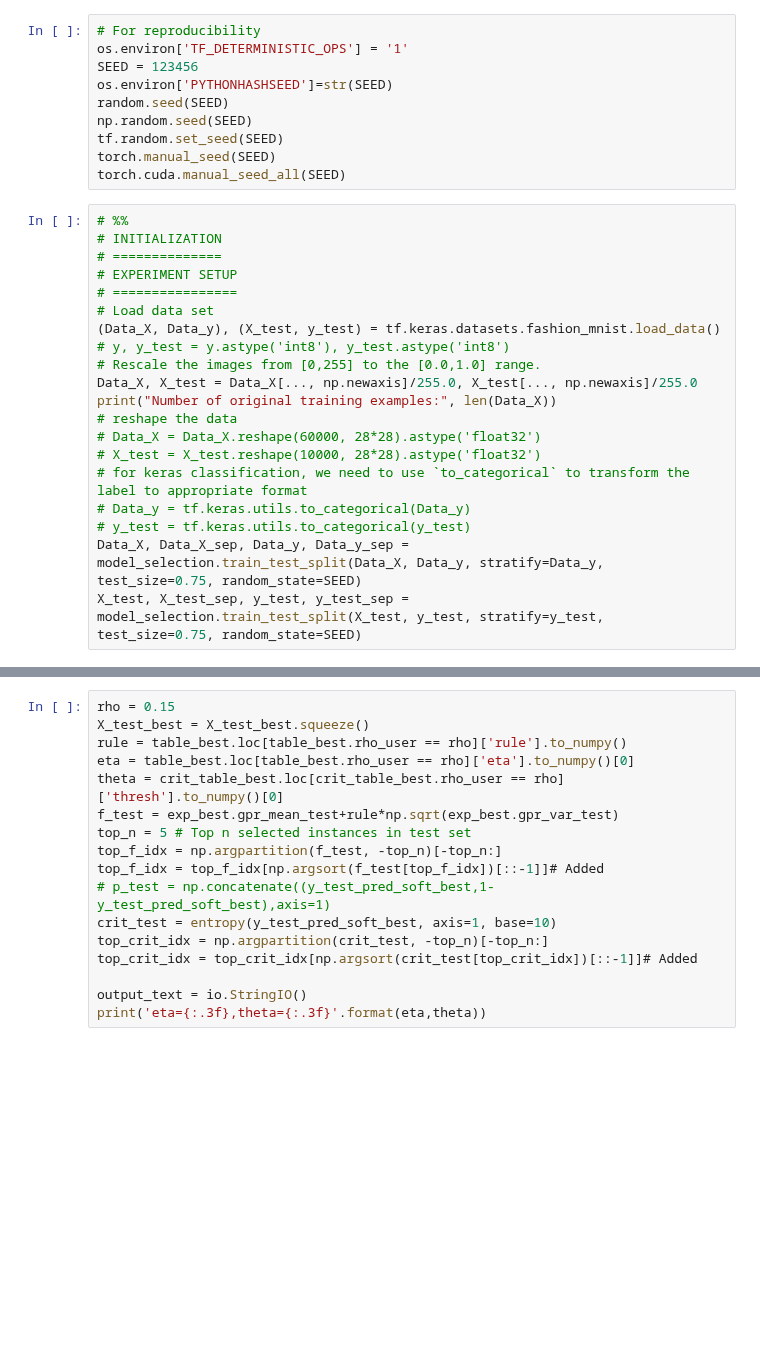
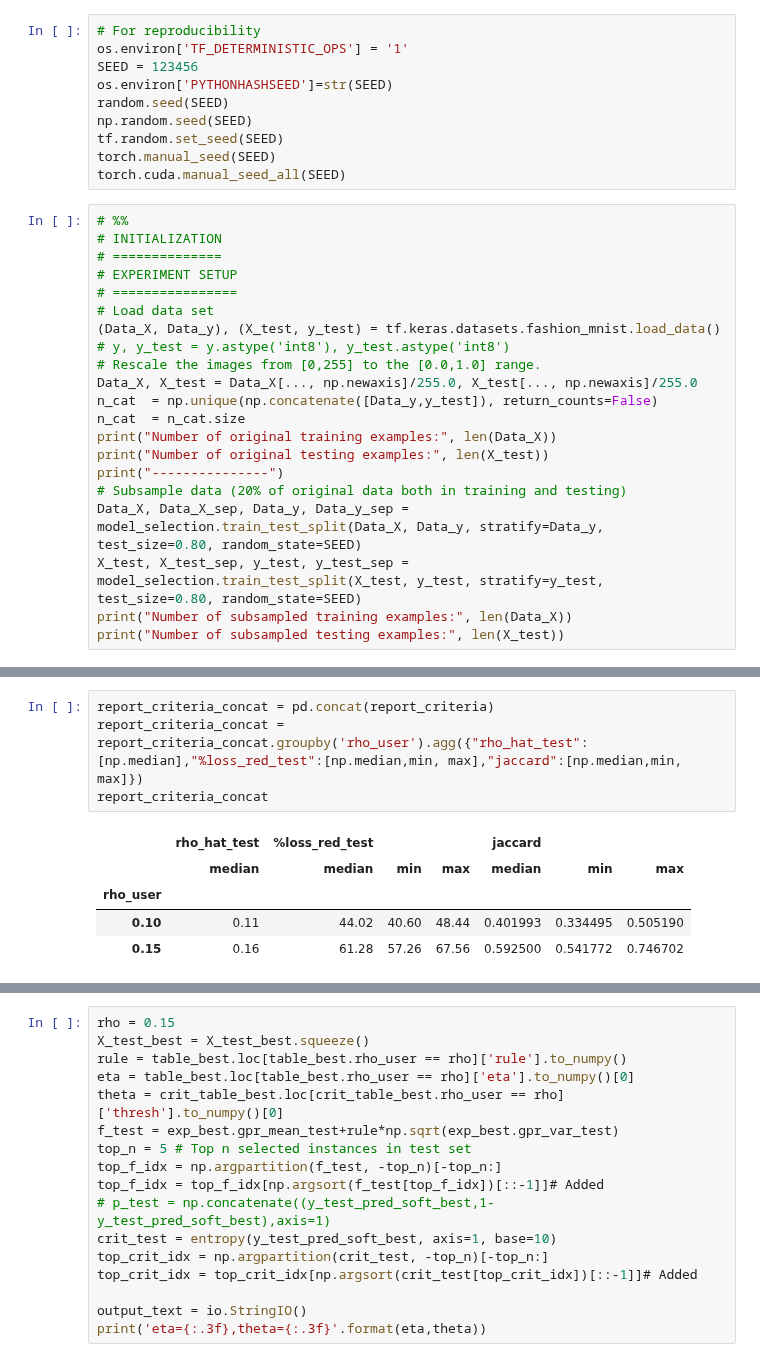
Before and after one commit to cesar-claros/synergistic, a Jupyter notebook: Fashion_MNIST_cnn.ipynb, the cells around one changed output, grey strips where cells are left out. Cells and saved outputs as stored; diff of their text form; blank space fills up the shorter version.

Commit message:
TrustScore integration and tabular results. Reduced sample size due to colab capabilities

```diff
--- a/Fashion_MNIST_cnn.ipynb
+++ b/Fashion_MNIST_cnn.ipynb
@@ -172,15 +191,16 @@ torch.cuda.manual_seed_all(SEED)
 # y, y_test = y.astype('int8'), y_test.astype('int8')
 # Rescale the images from [0,255] to the [0.0,1.0] range.
 Data_X, X_test = Data_X[..., np.newaxis]/255.0, X_test[..., np.newaxis]/255.0
+n_cat  = np.unique(np.concatenate([Data_y,y_test]), return_counts=False)
+n_cat  = n_cat.size
 print("Number of original training examples:", len(Data_X))
-# reshape the data
-# Data_X = Data_X.reshape(60000, 28*28).astype('float32')
-# X_test = X_test.reshape(10000, 28*28).astype('float32')
-# for keras classification, we need to use `to_categorical` to transform the label to appropriate format
-# Data_y = tf.keras.utils.to_categorical(Data_y)
-# y_test = tf.keras.utils.to_categorical(y_test)
-Data_X, Data_X_sep, Data_y, Data_y_sep = model_selection.train_test_split(Data_X, Data_y, stratify=Data_y, test_size=0.75, random_state=SEED)
-X_test, X_test_sep, y_test, y_test_sep = model_selection.train_test_split(X_test, y_test, stratify=y_test, test_size=0.75, random_state=SEED)
+print("Number of original testing examples:", len(X_test))
+print("---------------")
+# Subsample data (20% of original data both in training and testing)
+Data_X, Data_X_sep, Data_y, Data_y_sep = model_selection.train_test_split(Data_X, Data_y, stratify=Data_y, test_size=0.80, random_state=SEED)
+X_test, X_test_sep, y_test, y_test_sep = model_selection.train_test_split(X_test, y_test, stratify=y_test, test_size=0.80, random_state=SEED)
+print("Number of subsampled training examples:", len(Data_X))
+print("Number of subsampled testing examples:", len(X_test))
 # %% [output]
 Downloading data from https://storage.googleapis.com/tensorflow/tf-keras-datasets/train-labels-idx1-ubyte.gz
 32768/29515 [=================================] - 0s 0us/step
@@ -311,0 +395,10 @@ logs_base_dir = "runs/"
+# %%
+report_criteria_concat = pd.concat(report_criteria)
+report_criteria_concat = report_criteria_concat.groupby('rho_user').agg({"rho_hat_test":[np.median],"%loss_red_test":[np.median,min, max],"jaccard":[np.median,min, max]})
+report_criteria_concat
+# %% [output]
+|  | rho_hat_test | %loss_red_test |  |  | jaccard |  |  |
+|  | median | median | min | max | median | min | max |
+| rho_user |  |  |  |  |  |  |  |
+| 0.10 | 0.11 | 44.02 | 40.60 | 48.44 | 0.401993 | 0.334495 | 0.505190 |
+| 0.15 | 0.16 | 61.28 | 57.26 | 67.56 | 0.592500 | 0.541772 | 0.746702 |
```
Also changed, not shown: parts of 14 cells of this notebook.
